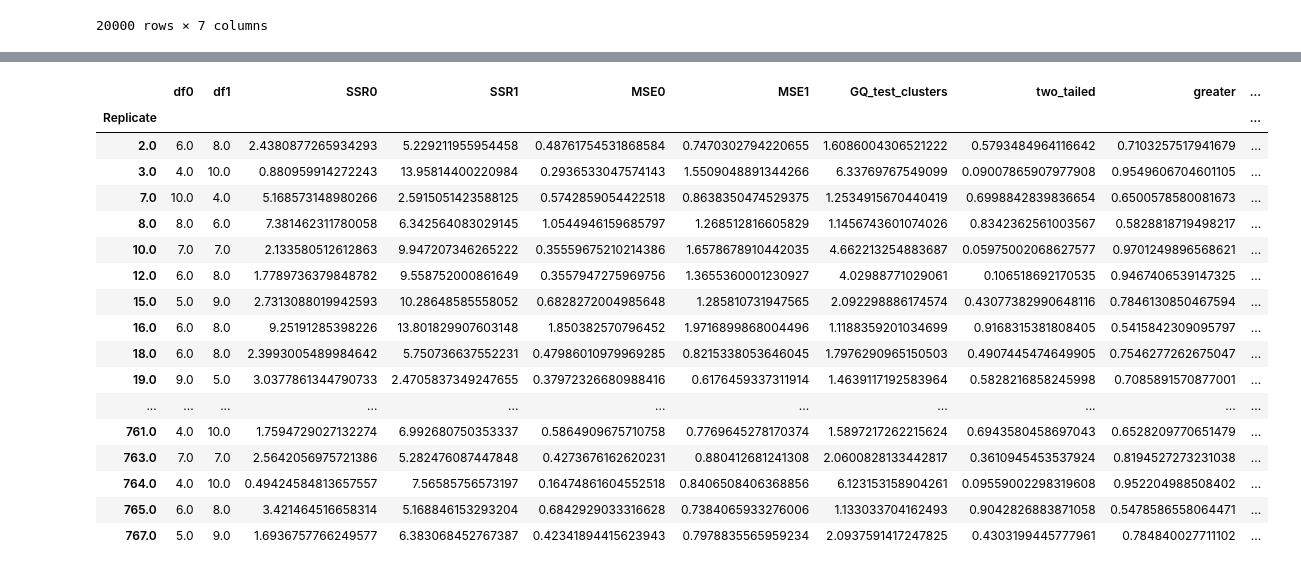
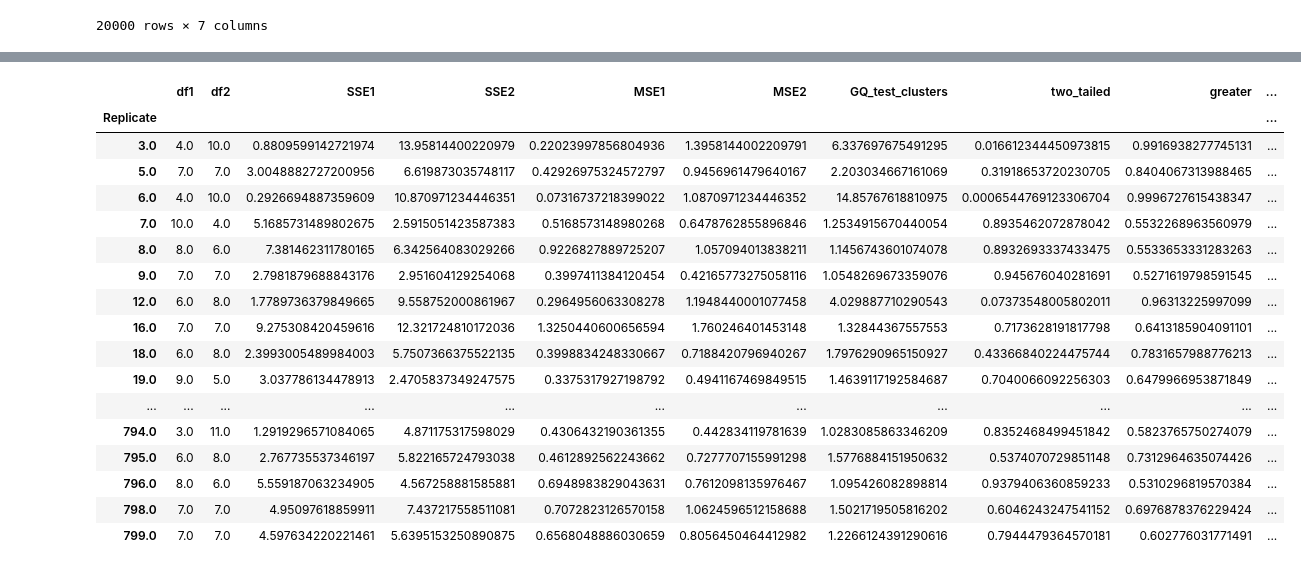
Before and after one commit to iam-fern/Generate_multiplication, a Jupyter notebook: GQtest_cluster_data_multi_delta_(0)_n20_05.ipynb, the cells around one changed output, grey strips where cells are left out. Drawn from its saved outputs; the diff is of its cells as text; code cells hidden in the pictures.

```diff
--- a/GQtest_cluster_data_multi_delta_(0)_n20_05.ipynb
+++ b/GQtest_cluster_data_multi_delta_(0)_n20_05.ipynb
@@ -217,38 +250,38 @@ for run_replicate in list_replicate:
 # %%
 # สร้างตารางผลลัพธ์
 alpha = 0.05
 pd.set_option('display.max_rows', 1000)
 pd.set_option('display.max_columns', 1000)
 pd.set_option('display.width', 1000)
-result=pd.DataFrame({"Replicate":list_replicate, "df0":list_df0, "df1":list_df1, "SSR0":list_SSR0,
-                     "SSR1":list_SSR1, "MSE0":list_MSE0, "MSE1":list_MSE1,
-                     "GQ_test_clusters":list_GQ_test_clusters, "two_tailed":list_two_tailed, "greater":list_p_greater})
+result=pd.DataFrame({"Replicate":list_replicate, "df1":list_df1, "df2":list_df2, "SSE1":list_SSE1,
+                     "SSE2":list_SSE2, "MSE1":list_MSE1, "MSE2":list_MSE2,
+                     "GQ_test_clusters":list_GQ_test_clusters, "two_tailed":list_two_tailed, "greater":list_p_greater, "less":list_p_less})
 result.set_index(['Replicate'], inplace=True)
-result=result[(result["two_tailed"]<=1) & (result["greater"]<=1)]
+result=result[(result["two_tailed"]<=1) & (result["greater"]<=1) & (result["less"]<=1)]
 result["Result_test"]=result["two_tailed"].apply(lambda p_value: 'Reject005=0 : Heteroscedasticity'
-                                                                  if p_value < alpha else 'Reject005=1 : Homoscedasticity')
+                                                 if p_value < alpha else 'Reject005=1 : Homoscedasticity')
 #two_tailed_new_show=two_tailed_new.drop(columns="greater")
 
 result.astype(str)
 # %% [output]
-|  | df0 | df1 | SSR0 | SSR1 | MSE0 | MSE1 | GQ_test_clusters | two_tailed | greater | ... |
+|  | df1 | df2 | SSE1 | SSE2 | MSE1 | MSE2 | GQ_test_clusters | two_tailed | greater | ... |
 | Replicate |  |  |  |  |  |  |  |  |  | ... |
-| 2.0 | 6.0 | 8.0 | 2.4380877265934293 | 5.229211955954458 | 0.48761754531868584 | 0.7470302794220655 | 1.6086004306521222 | 0.5793484964116642 | 0.7103257517941679 | ... |
-| 3.0 | 4.0 | 10.0 | 0.880959914272243 | 13.95814400220984 | 0.2936533047574143 | 1.5509048891344266 | 6.33769767549099 | 0.09007865907977908 | 0.9549606704601105 | ... |
-| 7.0 | 10.0 | 4.0 | 5.168573148980266 | 2.5915051423588125 | 0.5742859054422518 | 0.8638350474529375 | 1.2534915670440419 | 0.6998842839836654 | 0.6500578580081673 | ... |
-| 8.0 | 8.0 | 6.0 | 7.381462311780058 | 6.342564083029145 | 1.0544946159685797 | 1.268512816605829 | 1.1456743601074026 | 0.8342362561003567 | 0.5828818719498217 | ... |
-| 10.0 | 7.0 | 7.0 | 2.133580512612863 | 9.947207346265222 | 0.35559675210214386 | 1.6578678910442035 | 4.662213254883687 | 0.05975002068627577 | 0.9701249896568621 | ... |
-| 12.0 | 6.0 | 8.0 | 1.7789736379848782 | 9.558752000861649 | 0.3557947275969756 | 1.3655360001230927 | 4.02988771029061 | 0.106518692170535 | 0.9467406539147325 | ... |
-| 15.0 | 5.0 | 9.0 | 2.7313088019942593 | 10.28648585558052 | 0.6828272004985648 | 1.285810731947565 | 2.092298886174574 | 0.43077382990648116 | 0.7846130850467594 | ... |
-| 16.0 | 6.0 | 8.0 | 9.25191285398226 | 13.801829907603148 | 1.850382570796452 | 1.9716899868004496 | 1.1188359201034699 | 0.9168315381808405 | 0.5415842309095797 | ... |
-| 18.0 | 6.0 | 8.0 | 2.3993005489984642 | 5.750736637552231 | 0.47986010979969285 | 0.8215338053646045 | 1.7976290965150503 | 0.4907445474649905 | 0.7546277262675047 | ... |
-| 19.0 | 9.0 | 5.0 | 3.0377861344790733 | 2.4705837349247655 | 0.37972326680988416 | 0.6176459337311914 | 1.4639117192583964 | 0.5828216858245998 | 0.7085891570877001 | ... |
+| 3.0 | 4.0 | 10.0 | 0.8809599142721974 | 13.95814400220979 | 0.22023997856804936 | 1.3958144002209791 | 6.337697675491295 | 0.016612344450973815 | 0.9916938277745131 | ... |
+| 5.0 | 7.0 | 7.0 | 3.0048882727200956 | 6.619873035748117 | 0.42926975324572797 | 0.9456961479640167 | 2.203034667161069 | 0.31918653720230705 | 0.8404067313988465 | ... |
+| 6.0 | 4.0 | 10.0 | 0.2926694887359609 | 10.870971234446351 | 0.07316737218399022 | 1.0870971234446352 | 14.85767618810975 | 0.0006544769123306704 | 0.9996727615438347 | ... |
+| 7.0 | 10.0 | 4.0 | 5.1685731489802675 | 2.5915051423587383 | 0.5168573148980268 | 0.6478762855896846 | 1.2534915670440054 | 0.8935462072878042 | 0.5532268963560979 | ... |
+| 8.0 | 8.0 | 6.0 | 7.381462311780165 | 6.342564083029266 | 0.9226827889725207 | 1.057094013838211 | 1.1456743601074078 | 0.8932693337433475 | 0.5533653331283263 | ... |
+| 9.0 | 7.0 | 7.0 | 2.7981879688843176 | 2.951604129254068 | 0.3997411384120454 | 0.42165773275058116 | 1.0548269673359076 | 0.945676040281691 | 0.5271619798591545 | ... |
+| 12.0 | 6.0 | 8.0 | 1.7789736379849665 | 9.558752000861967 | 0.2964956063308278 | 1.1948440001077458 | 4.029887710290543 | 0.07373548005802011 | 0.96313225997099 | ... |
+| 16.0 | 7.0 | 7.0 | 9.275308420459616 | 12.321724810172036 | 1.3250440600656594 | 1.760246401453148 | 1.32844367557553 | 0.7173628191817798 | 0.6413185904091101 | ... |
+| 18.0 | 6.0 | 8.0 | 2.3993005489984003 | 5.7507366375522135 | 0.3998834248330667 | 0.7188420796940267 | 1.7976290965150927 | 0.43366840224475744 | 0.7831657988776213 | ... |
+| 19.0 | 9.0 | 5.0 | 3.037786134478913 | 2.4705837349247575 | 0.3375317927198792 | 0.4941167469849515 | 1.4639117192584687 | 0.7040066092256303 | 0.6479966953871849 | ... |
 | ... | ... | ... | ... | ... | ... | ... | ... | ... | ... | ... |
-| 761.0 | 4.0 | 10.0 | 1.7594729027132274 | 6.992680750353337 | 0.5864909675710758 | 0.7769645278170374 | 1.5897217262215624 | 0.6943580458697043 | 0.6528209770651479 | ... |
-| 763.0 | 7.0 | 7.0 | 2.5642056975721386 | 5.282476087447848 | 0.4273676162620231 | 0.880412681241308 | 2.0600828133442817 | 0.3610945453537924 | 0.8194527273231038 | ... |
-| 764.0 | 4.0 | 10.0 | 0.49424584813657557 | 7.56585756573197 | 0.16474861604552518 | 0.8406508406368856 | 6.123153158904261 | 0.09559002298319608 | 0.952204988508402 | ... |
-| 765.0 | 6.0 | 8.0 | 3.421464516658314 | 5.168846153293204 | 0.6842929033316628 | 0.7384065933276006 | 1.133033704162493 | 0.9042826883871058 | 0.5478586558064471 | ... |
-| 767.0 | 5.0 | 9.0 | 1.6936757766249577 | 6.383068452767387 | 0.42341894415623943 | 0.7978835565959234 | 2.0937591417247825 | 0.4303199445777961 | 0.784840027711102 | ... |
+| 794.0 | 3.0 | 11.0 | 1.2919296571084065 | 4.871175317598029 | 0.4306432190361355 | 0.442834119781639 | 1.0283085863346209 | 0.8352468499451842 | 0.5823765750274079 | ... |
+| 795.0 | 6.0 | 8.0 | 2.767735537346197 | 5.822165724793038 | 0.4612892562243662 | 0.7277707155991298 | 1.5776884151950632 | 0.5374070729851148 | 0.7312964635074426 | ... |
+| 796.0 | 8.0 | 6.0 | 5.559187063234905 | 4.567258881585881 | 0.6948983829043631 | 0.7612098135976467 | 1.095426082898814 | 0.9379406360859233 | 0.5310296819570384 | ... |
+| 798.0 | 7.0 | 7.0 | 4.95097618859911 | 7.437217558511081 | 0.7072823126570158 | 1.0624596512158688 | 1.5021719505816202 | 0.6046243247541152 | 0.6976878376229424 | ... |
+| 799.0 | 7.0 | 7.0 | 4.597634220221461 | 5.6395153250890875 | 0.6568048886030659 | 0.8056450464412982 | 1.2266124391290616 | 0.7944479364570181 | 0.602776031771491 | ... |
 # %%
 # สร้างตารางผลลัพธ์
 alpha = 0.05
```
Also changed, not shown: parts of 5 cells of this notebook.
